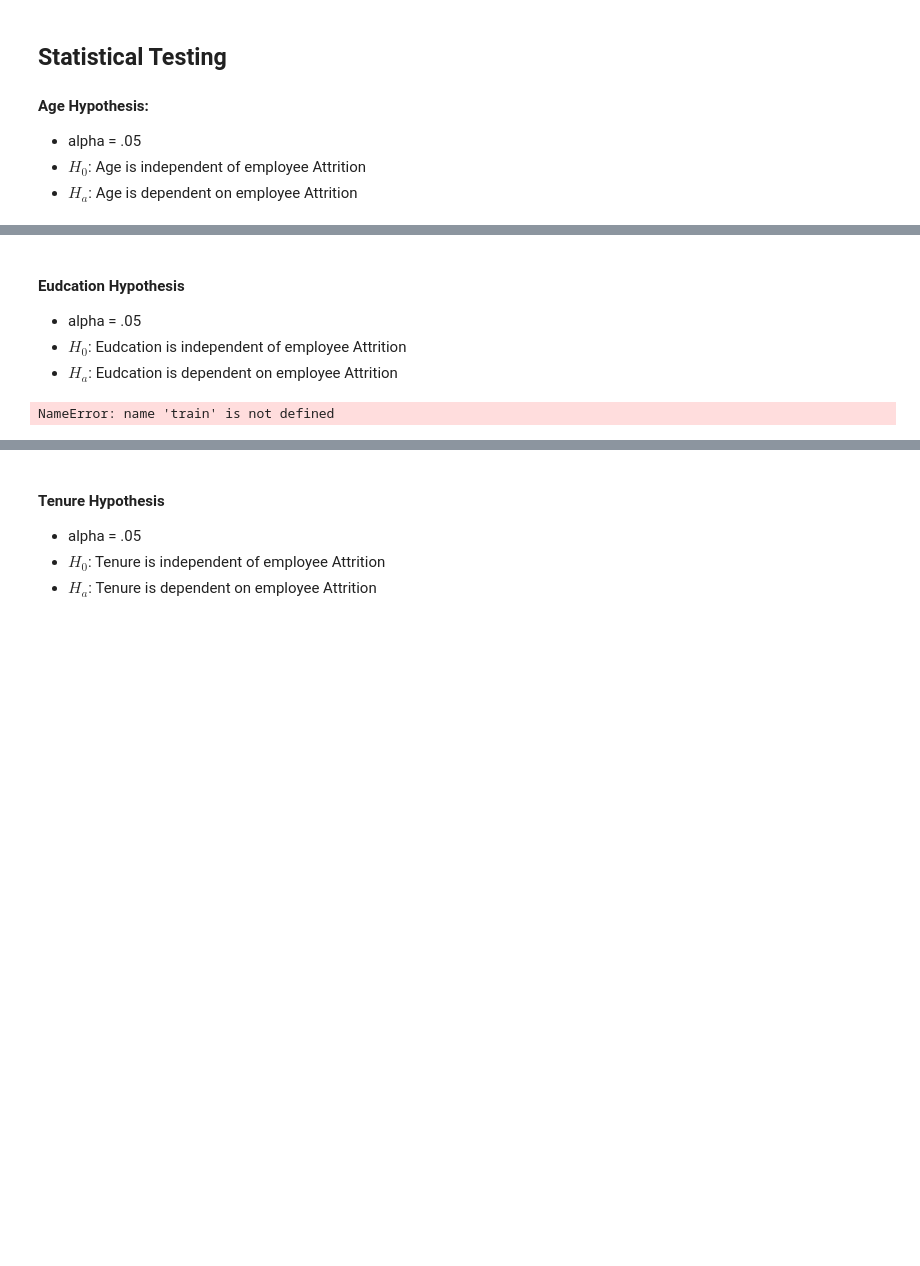
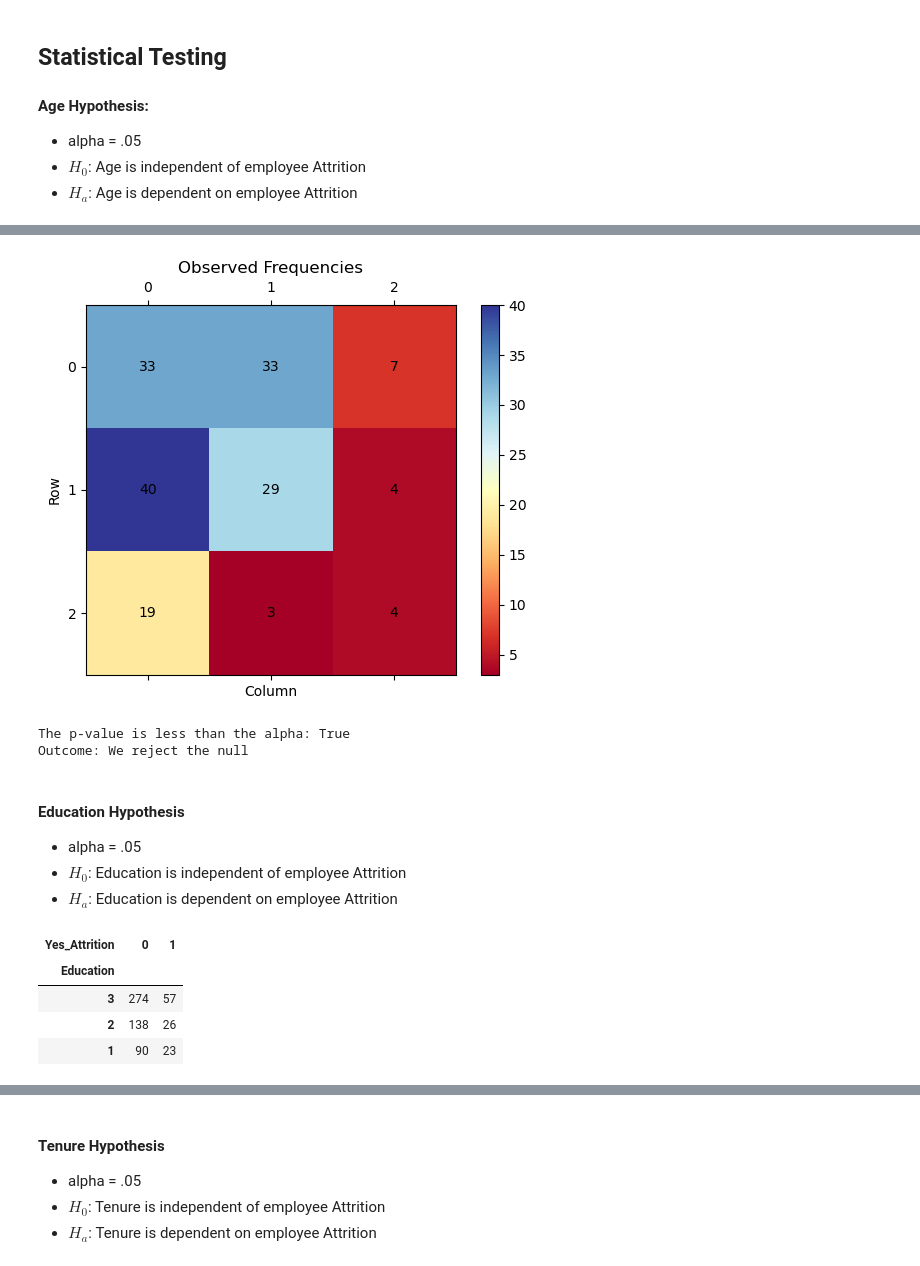
Before and after one commit to Miatta-Sinayoko/Employee-Churn-Prediction, a Jupyter notebook: explore.ipynb, the cells around one changed output, grey strips where cells are left out. Cells and saved outputs as stored; diff of their text form; code cells hidden in the pictures; blank space fills up the shorter version.

```diff
--- a/explore.ipynb
+++ b/explore.ipynb
@@ -342 +428,6 @@ AttributeError: 'DataFrame' object has no attribute 'Attrition'
+# %%
+# Example contingency table
+Age_observed1 = np.array([[33, 33, 7],
+                         [40, 29, 4],
+                         [19, 3, 4]])
 # %%
@@ -345,12 +451,48 @@ chi2, p, dof, expected = chi2_contingency(Age_observaton)
+# %%
+# Plot the observed frequencies
+fig, ax = plt.subplots()
+cax = ax.matshow(Age_observed1, cmap='RdYlBu')
+fig.colorbar(cax)
+
+# Add text to each cell
+for i in range(Age_observed1.shape[0]):
+    for j in range(Age_observed1.shape[1]):
+        ax.text(j, i, Age_observed1[i, j], va='center', ha='center')
+
+# Set x and y axis labels
+plt.xlabel('Column')
+plt.ylabel('Row')
+
+# Set plot title
+plt.title('Observed Frequencies')
+
+# Show the plot
+plt.show()
+# %% [output]
+[figure, added]
+# %%
+print(f'The p-value is less than the alpha: {p < alpha}')
+
+if p < alpha:
+    print('Outcome: We reject the null')
+else:
+    print("Outcome: We fail to reject the null")
+# %% [output]
+The p-value is less than the alpha: True
+Outcome: We reject the null
 # %% [markdown]
-####  Eudcation Hypothesis
+####  Education Hypothesis
 
 - alpha = .05
-- **$H_{0}$**: Eudcation is independent of employee  Attrition
-- **$H_{a}$**: Eudcation is dependent on employee  Attrition
+- **$H_{0}$**: Education is independent of employee  Attrition
+- **$H_{a}$**: Education is dependent on employee  Attrition
 # %%
 alpha = 0.05
-Eudcation_observed = pd.crosstab(train.Eudcation, train.Attrition)
-Eudcatione_observed
+Education_observed = pd.crosstab(selected_train.Education, selected_train.Yes_Attrition)
+Education_observed.sample(3)
 # %% [output]
-NameError: name 'train' is not defined
+| Yes_Attrition | 0 | 1 |
+| Education |  |  |
+| 3 | 274 | 57 |
+| 2 | 138 | 26 |
+| 1 | 90 | 23 |
```
Also changed, not shown: parts of 109 cells of this notebook.
